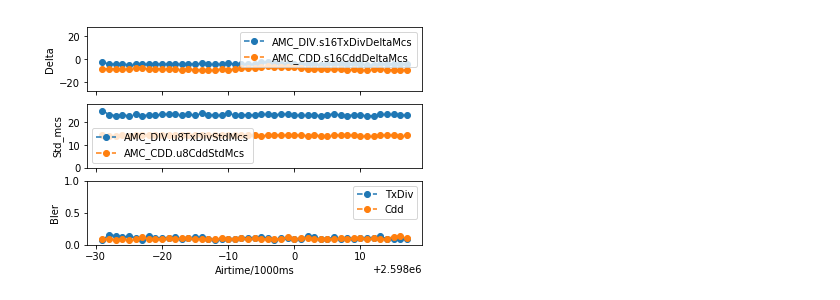
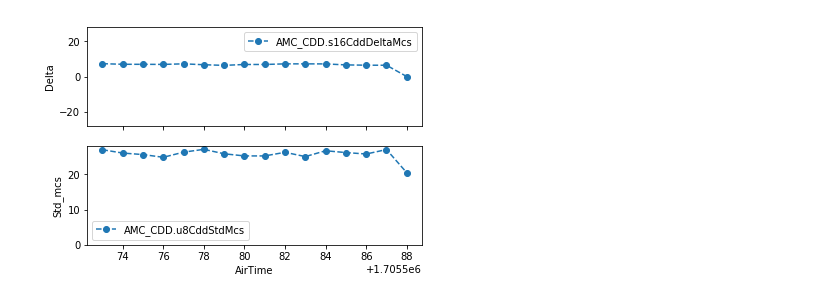
Before and after one commit to HonghaiJia/loganalysis, a Jupyter notebook: notebooks/lte/dlschd/Untitled.ipynb, the cells around one changed output. Drawn from its saved outputs; the diff is of its cells as text; code cells hidden in the pictures.

```diff
--- a/notebooks/lte/dlschd/Untitled.ipynb
+++ b/notebooks/lte/dlschd/Untitled.ipynb
@@ -5,5 +5,5 @@ E:\rtl2master\loganalysis
 # %%
 from loganalysis.lte.ltelog import LteLog
 # %%
-log = LteLog(r'E:\jiahonghai')
+log = LteLog(r'E:\jiahonghai\bNet_DingQiao_Tau_log\EI_Report\172.16.7.201\EI_Detail\20190422232740')
 # %%
@@ -15,2 +29,2 @@ log.describle()
 # %%
-cell = log.get_cell()
+cell206 = log.get_cell(206)
@@ -46,0 +37,2 @@ dtype: float64
+# %%
+ueIn206 = cell206.get_ue(247)
@@ -47,4 +49,4 @@ dtype: float64
 # %%
-ue.dl.show_amc()
+ueIn206.dl.show_amc()
 # %% [output]
-[figure, old version]
+[figure, new version]
```
Also changed, not shown: parts of 25 cells of this notebook, 6 other files.
